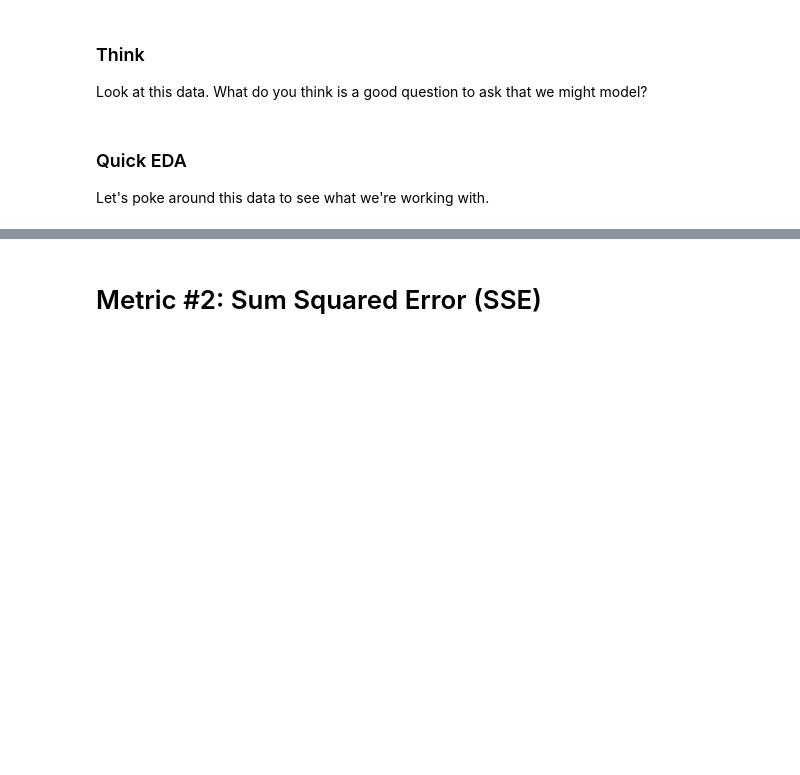
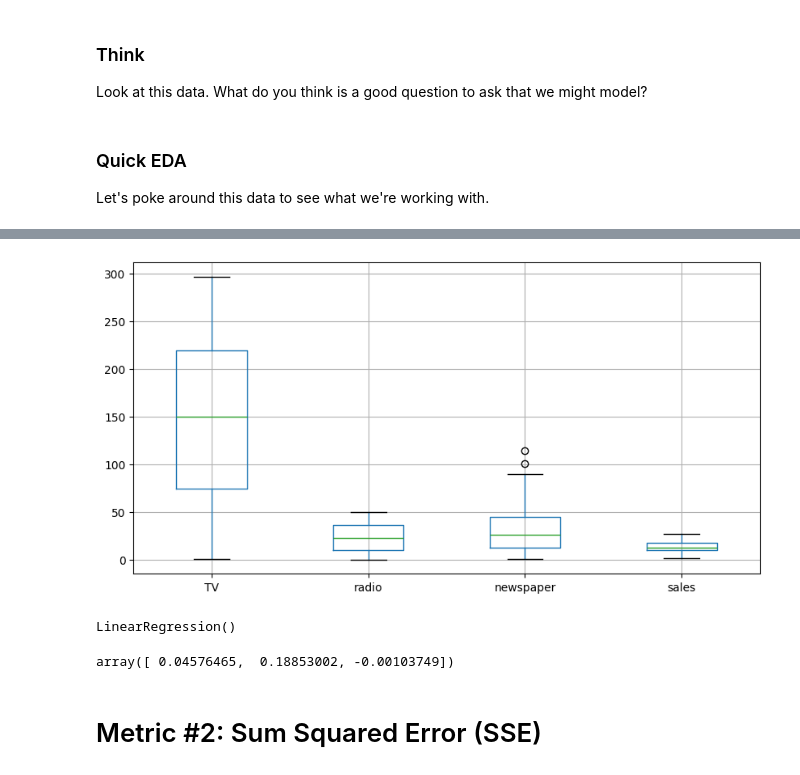
Before and after one commit to Ch3ddarr/DSB-Unit-03, a Jupyter notebook: 04 - Regression Metrics/02-regression-metrics.ipynb, the cells around one changed output, grey strips where cells are left out. Saved outputs shown, nothing was run; the diff lists cells and outputs as text; code cells hidden in the pictures; blank space fills up the shorter version.

```diff
--- a/04 - Regression Metrics/02-regression-metrics.ipynb
+++ b/04 - Regression Metrics/02-regression-metrics.ipynb
@@ -53,2 +132,6 @@ Let's poke around this data to see what we're working with.
+# %%
+cp_ads.boxplot(figsize=(10,5));
+# %% [output]
+[figure, added]
 # %%
 # Create the design matrix (X) and response vector (y)
@@ -55,4 +140,9 @@ Let's poke around this data to see what we're working with.
 # %%
+from re import L
 # Fit a linear regression model
+lm = LinearRegression()
+lm.fit(X,y)
+# %% [output]
+LinearRegression()
 # %%
 # Create a prediction vector y_hat
@@ -59,3 +150,10 @@ Let's poke around this data to see what we're working with.
+# %%
+# using coef_ allows us to see the coefficients of the model, which represent
+# the change in the response variable(sales) for a one_unit change in each
+# predictor variable (TV, radio, newspaper), holding all other predictors constant.
+lm.coef_
+# %% [output]
+array([ 0.04576465,  0.18853002, -0.00103749])
 # %%
 # Interpret one of the slopes for me!
 # %% [markdown]
```
Also changed, not shown: parts of 28 cells of this notebook.
